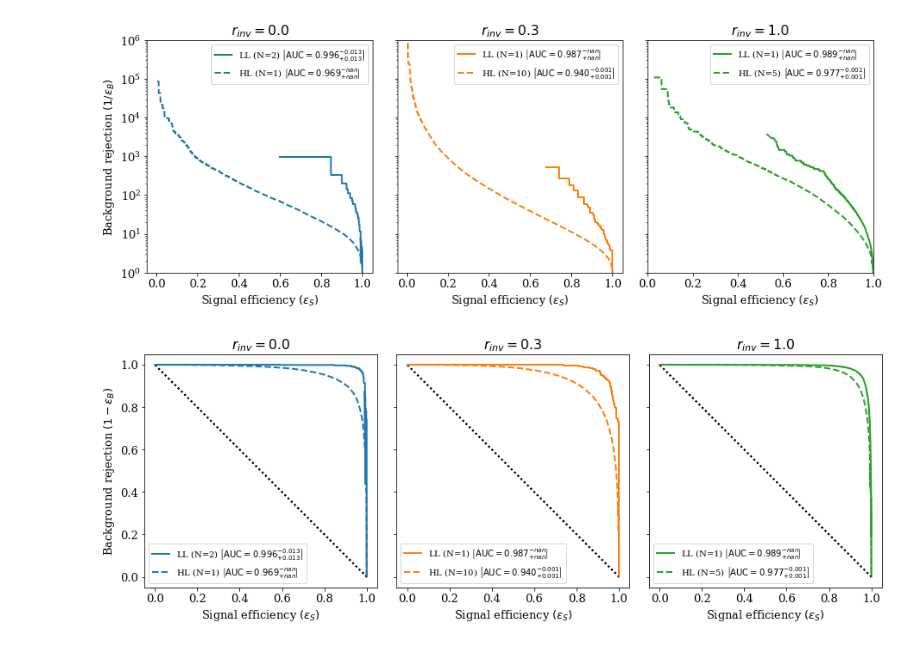
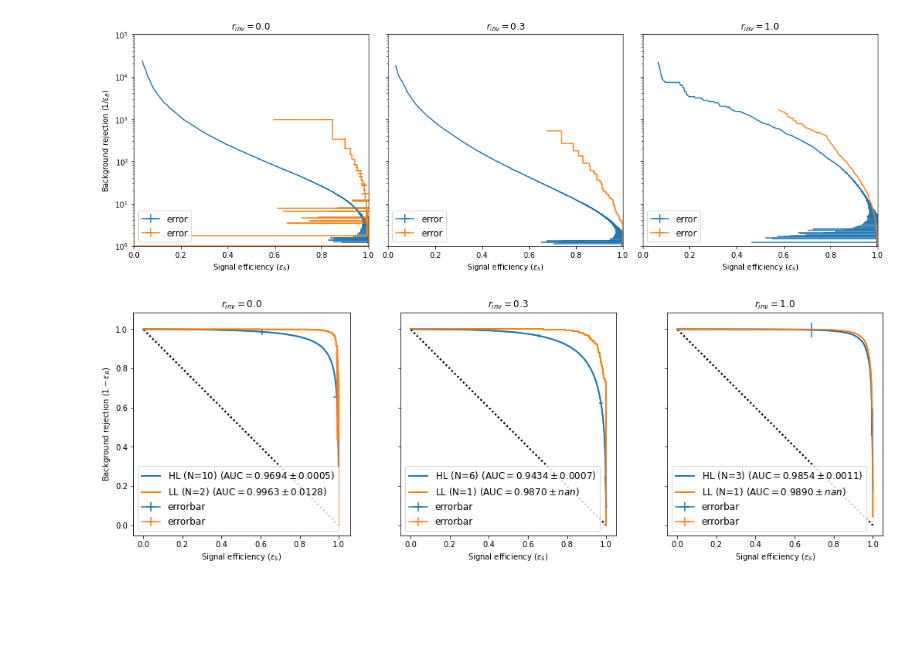
Before and after one commit to taylorFaucett/semi-visible-jets-ML, a Jupyter notebook: analysis/LL_HL_rocPlot.ipynb, the cells around one changed output. Saved outputs shown, nothing was run; the diff lists cells and outputs as text; code cells hidden in the pictures; blank space fills up the shorter version.

Commit message:
roc curve averaging code

```diff
--- a/analysis/LL_HL_rocPlot.ipynb
+++ b/analysis/LL_HL_rocPlot.ipynb
@@ -4,20 +4,21 @@ import matplotlib
 import pandas as pd
 import numpy as np
 import pathlib
+import warnings
 import scipy.stats
 
 path = pathlib.Path.cwd()
-np.seterr(divide='ignore')
+warnings.filterwarnings('ignore')
 
-plt.rcParams["font.family"] = "serif"
-matplotlib.rcParams.update({'font.size': 13})
+#plt.rcParams["font.family"] = "serif"
+#matplotlib.rcParams.update({'font.size': 12})
 
-def mean_confidence_interval(data, confidence=0.95):
+def mean_ci(data, confidence=0.95):
     a = 1.0 * np.array(data)
     n = len(a)
     m, se = np.mean(a), scipy.stats.sem(a)
     h = se * scipy.stats.t.ppf((1 + confidence) / 2., n-1)
-    return m, m-h, m+h
+    return m, h
 
 def average_curve(arrs):
     lens = [len(i) for i in arrs]
@@ -25,59 +26,70 @@ def average_curve(arrs):
     arr.mask = True
     for idx, l in enumerate(arrs):
         arr[:len(l),idx] = l
-    return arr.mean(axis = -1)
+    n = len(arr)
+    m, se = np.mean(arr, axis=-1), scipy.stats.sem(arr, axis=-1)
+    h = se * scipy.stats.t.ppf((1 + 0.95) / 2., n-1)
+    return m, h
+
+
 
 rinvs = ["0p0", "0p3", "1p0"]
-data_types = ["LL", "HL"]
+data_types = ["HL", "LL"]
 colors = ["tab:blue", "tab:orange", "tab:green"]
-
 bkgRej_log = True
 
 for bkgRej_log in (True, False):
-    fig, axs = plt.subplots(1, 3, figsize=(13, 5), sharey=True)
+    fig, axs = plt.subplots(1, 3, figsize=(15, 5), sharey=True)
     for rix, rinv in enumerate(rinvs):
         for data_type in data_types:
             auc_file = path.parent / f'{data_type}_training' / 'bootstrap_results' / rinv / 'aucs.csv'
             if auc_file.exists():
                 aucs = pd.read_csv(auc_file).auc.values
-                auc_avg, auc_min, auc_max = mean_confidence_interval(aucs)
+                auc_avg, auc_ci = mean_ci(aucs)
                 roc_path = path.parent / f'{data_type}_training' / 'bootstrap_results' / rinv / 'roc'
                 xs, ys = [], []
                 for ix, (roc_file, auc) in enumerate(zip(list(roc_path.glob('*')), aucs)):
                     roc_df = pd.read_csv(roc_file, index_col=0)
                     xs.append(roc_df.sig_eff.values)
                     ys.append(roc_df.bkg_eff.values)
-                x = average_curve(xs)
-                y = average_curve(ys)
+                x, x_ci = average_curve(xs)
+                y, y_ci = average_curve(ys)
+                while len(x) > 500:
+                    x, x_ci = x[::2], x_ci[::2]
+                    y, y_ci = y[::2], y_ci[::2]
 
                 rinv_str = rinv.replace("p", ".")
                 if data_type == "HL":
-                    ls = "--"
+                    color = colors[0]
                 else:
-                    ls = "-"
-                label = '%s (N=%s) $\\left[\mathrm{AUC} = %0.3f_{+%0.3f}^{-%0.3f}\\right]$' %(data_type, len(aucs), auc_avg, np.abs(auc_min-auc_avg), np.abs(auc_max-auc_avg))
+                    color = colors[1]
+                label = '%s (N=%s) $\\left(\mathrm{AUC} = %0.4f \pm %0.4f \\right)$' %(data_type, len(aucs), auc_avg, auc_ci)
                 axs[rix].set_title("$r_{inv} = %s$" %rinv_str)
                 if bkgRej_log:
-                    axs[rix].plot(x, 1. / y, lw=2, color=colors[rix], alpha=1, linestyle=ls, label=label)
-#                     axs[rix].fill_between(x, 1. / y_min, 1. / y_max, lw=2, color=colors[rix], alpha=0.2)
+                    #axs[rix].plot(x, 1. / y, lw=2, color=color, alpha=1, label=label)
+                    axs[rix].errorbar(x, 1. / y, x_ci, y_ci, color=color, label="error")
+                    #axs[rix].fill_between(x, 1. / y_min, 1. / y_max, lw=2, color=color, alpha=0.2)
                     axs[0].set_ylabel('Background rejection $(1 / \epsilon_B)$')
-                    plt.yscale('log')
-                    plt.xlim(left=0, right=1)
-                    plt.ylim(bottom=1, top=1e6)
-                    axs[rix].legend(loc='upper right', fontsize="10")
+                    axs[rix].set_yscale('log')
+                    axs[rix].set_xlim(left=0, right=1)
+                    axs[rix].set_ylim(bottom=1, top=1e5)
                     plt.savefig(path.parent / "figures" / "bootstrap_roc.png")
                     plt.savefig(path.parent / "figures" / "bootstrap_roc.pdf")
                 else:
+                    #axs[rix].fill_between(x, 1. - y_min, 1. - y_max, lw=2, color=color, alpha=0.2)
                     axs[rix].plot([1,0], [0,1], lw=2, color="k", linestyle="dotted")
-                    axs[rix].plot(x, 1. - y, lw=2, color=colors[rix], alpha=1, linestyle=ls, label=label)
+                    axs[rix].errorbar(x, 1. - y, x_ci, y_ci, color=color, label='errorbar', errorevery=100)
+                    axs[rix].plot(x, 1. - y, lw=2, color=color, alpha=1, label=label)
                     axs[0].set_ylabel('Background rejection $(1 - \epsilon_B)$')
-                    axs[rix].legend(loc='lower left', fontsize="10")
+                    #axs[rix].set_xlim(left=0, right=1.1)
+                    #axs[rix].set_ylim(bottom=0, top=1.1)
                     axs[rix].set_aspect('equal')
                     plt.savefig(path.parent / "figures" / "log_bootstrap_roc.png")
                     plt.savefig(path.parent / "figures" / "log_bootstrap_roc.pdf")
+                axs[rix].legend(loc='lower left', fontsize="12")
                 axs[rix].set_xlabel('Signal efficiency $(\epsilon_S)$')
     plt.subplots_adjust(wspace=0.1)
     plt.tight_layout()
 # %% [output]
-[figure, old version]
+[figure, new version]
-[figure, old version]
+[figure, new version]
```
Also changed, not shown: parts of 1 cell of this notebook, 9 other files.
